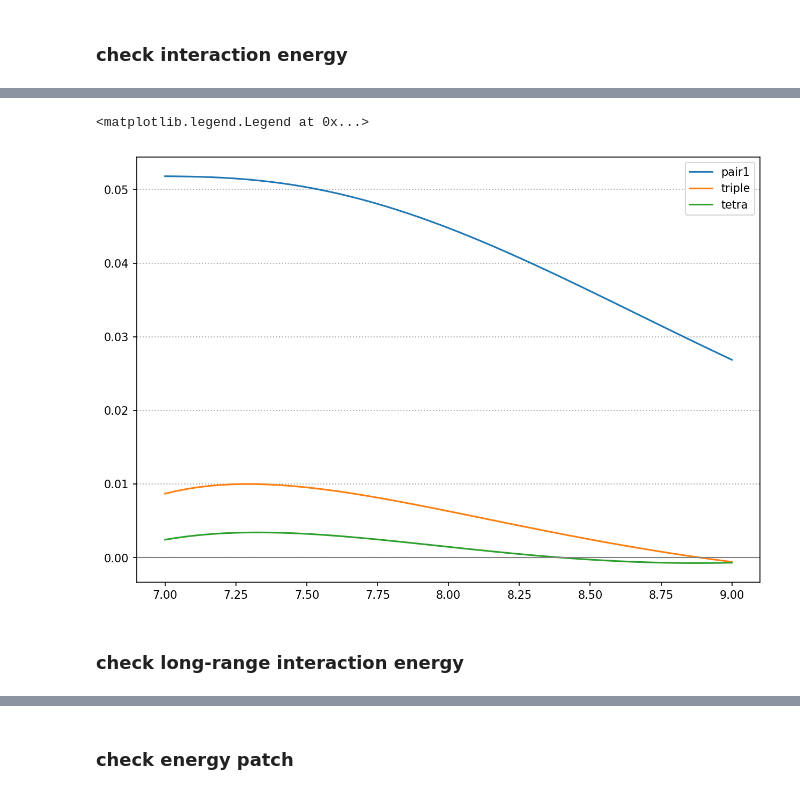
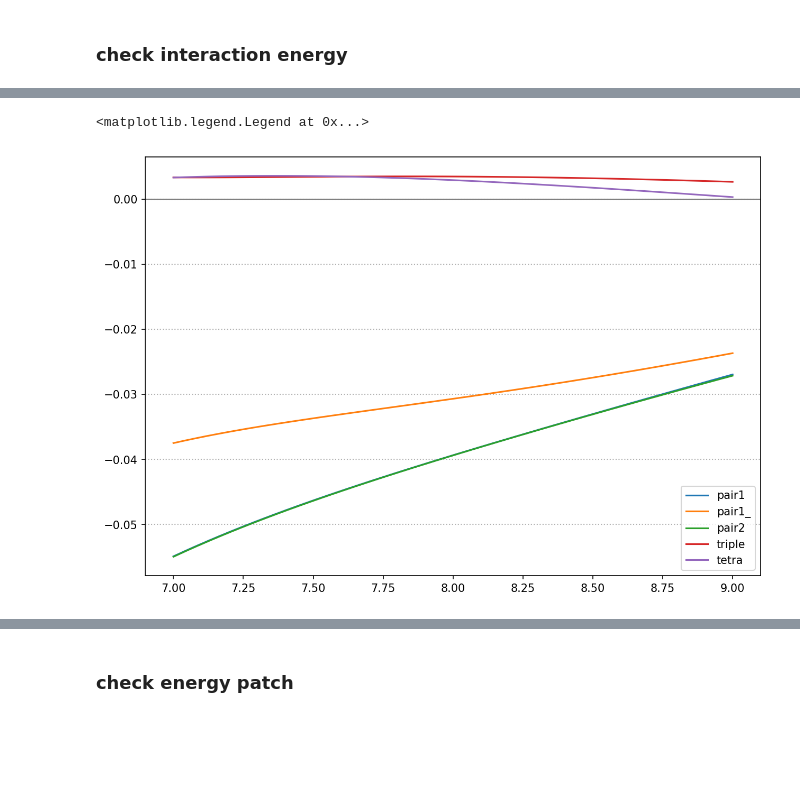
Before and after one commit to kidddddd1984/CVM, a Jupyter notebook: samples/tetrahedron.ipynb, the cells around one changed output, grey strips where cells are left out. Drawn from its saved outputs; the diff is of its cells as text; code cells hidden in the pictures; blank space fills up the shorter version.

Commit message:
checkpoint

```diff
--- a/samples/tetrahedron.ipynb
+++ b/samples/tetrahedron.ipynb
@@ -75,8 +76,8 @@ def process(meta, *results, experiment=None):
 # %% [markdown]
 # Reading input set
 # %%
-tetra = Tetrahedron.from_input_set('AlMg')
-# tetra = Tetrahedron.from_input_set('PdRh')
+# tetra = Tetrahedron.from_input_set('AlMg')
+tetra = Tetrahedron.from_input_set('PdRh')
 
 with cvm_context(simple_print='True'):
     print(tetra)
@@ -152,26 +241,20 @@ plt.legend()
 # %%
-from collections import OrderedDict
-
 plt.figure(figsize=(10, 7), dpi=150)
 
 # ls = np.linspace(6.8, 8.2, 50)
 ls = np.linspace(7.0, 9.0, 50)
 ls_ = UnitConvert.lc2ad(ls)
 
 sample = tetra.tag_800k
-t = pd.DataFrame([sample( r=r) for r in ls_])
+t = pd.DataFrame([sample(T=300, r=r) for r in ls_])
 
 for c in t:
-    if c is 'pair2':
-        continue
     plt.plot(ls, t[c], label=c)
 
 plt.axhline(y=0, color='gray', ls='-', lw=1.0)
 plt.grid(axis='y', linestyle=':', linewidth=1)
 # plt.ylim(-1.2, 5)
 plt.legend()
 # %% [output]
 <matplotlib.legend.Legend at 0x...>
-[figure, old version]
+[figure, new version]
-# %% [markdown]
-### check long-range interaction energy
```
Also changed, not shown: parts of 23 cells of this notebook, 11 other files.
